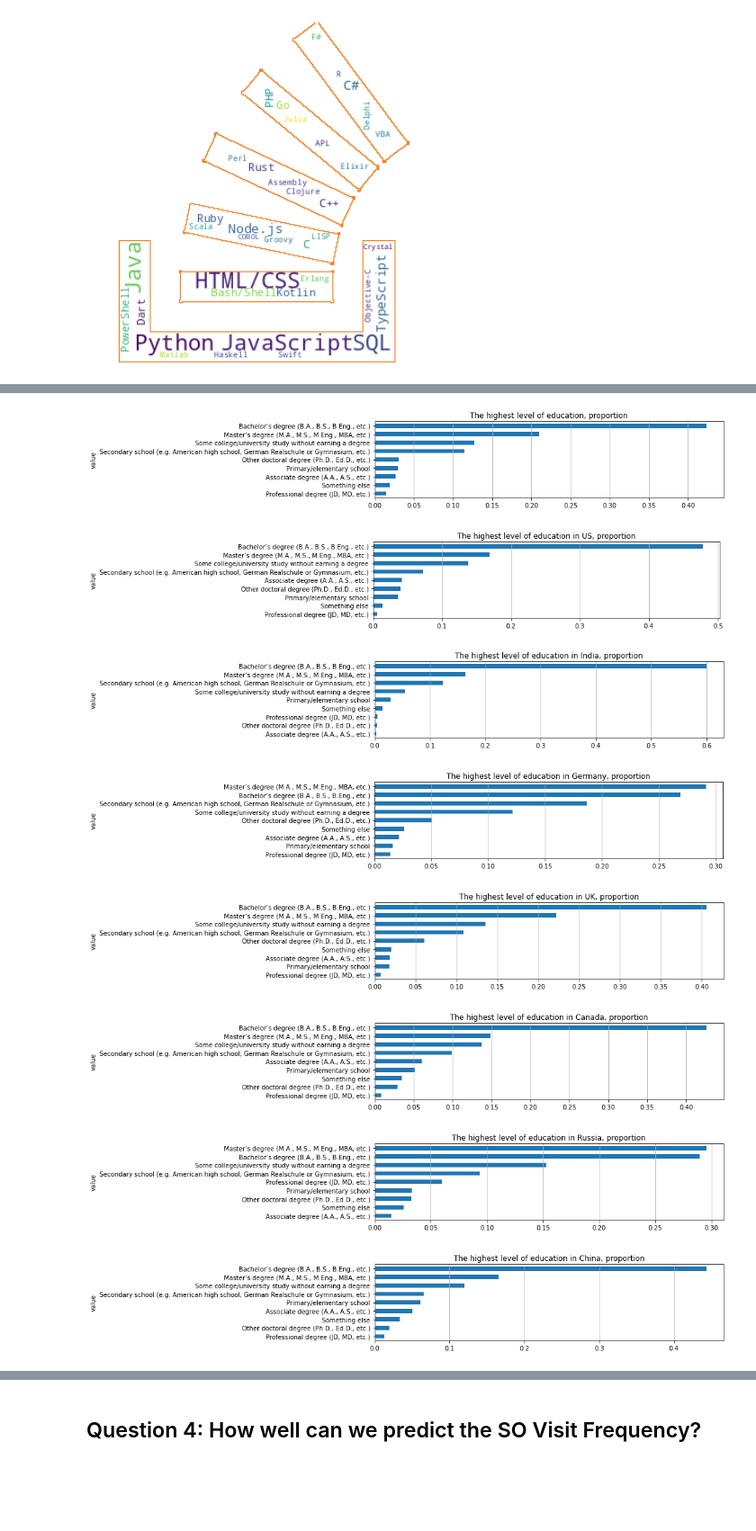
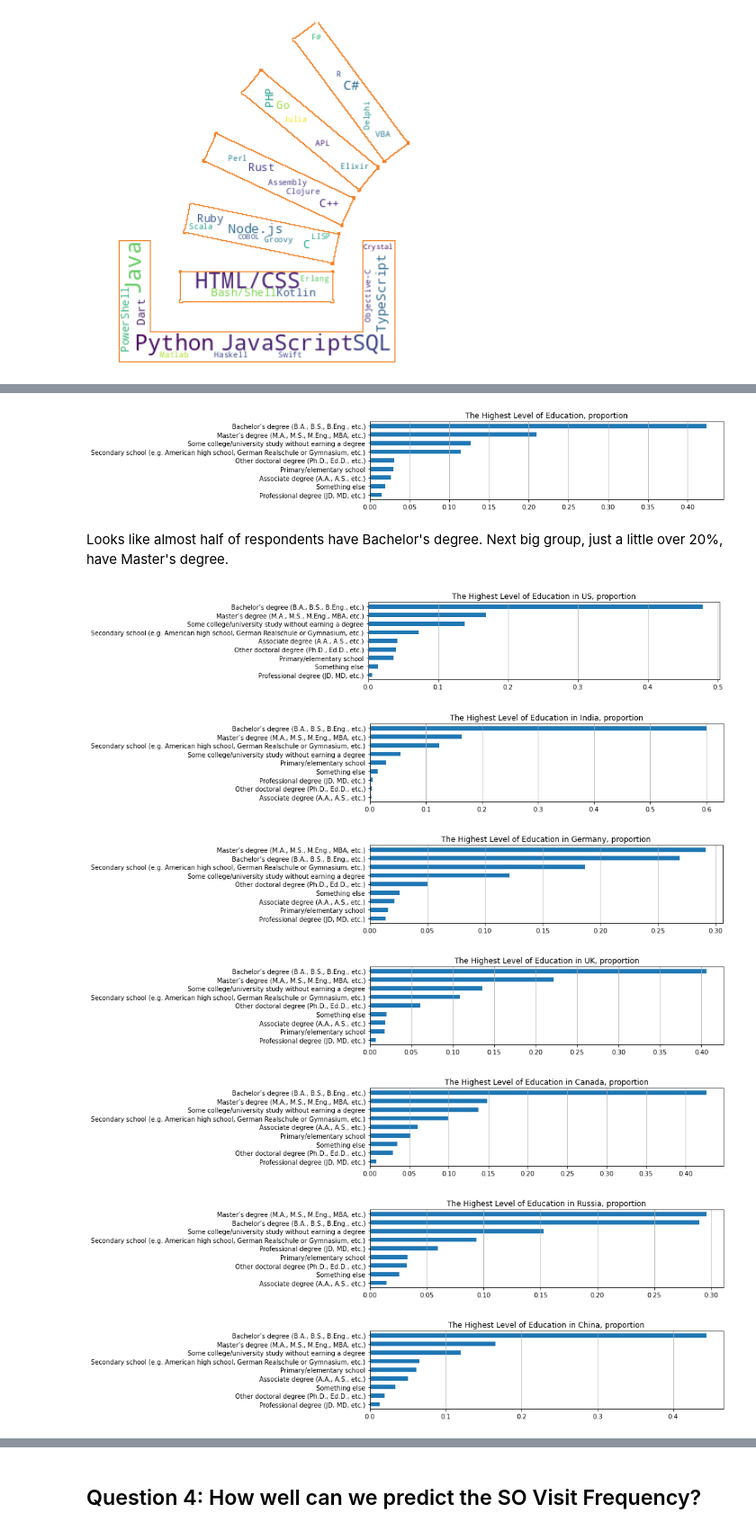
Before and after one commit to natashk/Udacity-DSND-Project1, a Jupyter notebook: so_survey.ipynb, the cells around one changed output, grey strips where cells are left out. Shown at 90% size. Saved outputs shown, nothing was run; the diff lists cells and outputs as text; code cells hidden in the pictures; blank space fills up the shorter version.

```diff
--- a/so_survey.ipynb
+++ b/so_survey.ipynb
@@ -78,7 +84,7 @@ def get_possible_vals(col):
     INPUT
         col - pandas Series, the column with semicolon separated values
     OUTPUT
-        Set of single values
+        Set of single values in the column
     '''
 
     return(set([val.strip() for sublist in col.dropna().str.split(";").tolist() for val in sublist]))
@@ -129,9 +135,8 @@ def clean_and_plot(df, col, col_suffix='', title='', plot=True):
     df_prop = df_counts.sort_values('count'+col_suffix, ascending=True).set_index('value')
     df_prop = df_prop/df[col].shape[0]
     if plot:
-        df_prop.plot(kind='barh',figsize=(10,0.25*len(df_prop)), legend=None).grid(axis='x');
-        plt.title(title);
+        df_prop.plot(kind='barh',figsize=(10,0.25*len(df_prop)), legend=None, ylabel='Y').grid(axis='x');
+        plt.ylabel('')
+        plt.title(title+', proportion')
         plt.show()
     return df_prop
-
-df_lang_worked = clean_and_plot(df_2021, col='LanguageHaveWorkedWith', title='Language Have Worked With, proportion')
@@ -299,19 +373,22 @@ plt.legend(loc='center right');
+# %%
+df_EdLevel = clean_and_plot(df_2021, col='EdLevel', title='The Highest Level of Education')
+# %% [output]
+[figure, added]
+# %% [markdown]
+Looks like almost half of respondents have Bachelor's degree. Next big group, just a little over 20%, have Master's degree.
 # %%
-df_EdLevel = clean_and_plot(df_2021, col='EdLevel', title='The highest level of education, proportion')
-
-df_EdLevel_us = clean_and_plot(df_us, col='EdLevel', col_suffix='_us', title='The highest level of education in US, proportion')
-df_EdLevel_in = clean_and_plot(df_in, col='EdLevel', col_suffix='_in', title='The highest level of education in India, proportion')
-df_EdLevel_ge = clean_and_plot(df_ge, col='EdLevel', col_suffix='_ge', title='The highest level of education in Germany, proportion')
-df_EdLevel_uk = clean_and_plot(df_uk, col='EdLevel', col_suffix='_uk', title='The highest level of education in UK, proportion')
-df_EdLevel_ca = clean_and_plot(df_ca, col='EdLevel', col_suffix='_ca', title='The highest level of education in Canada, proportion')
-df_EdLevel_ru = clean_and_plot(df_ru, col='EdLevel', col_suffix='_ru', title='The highest level of education in Russia, proportion')
-df_EdLevel_ch = clean_and_plot(df_ch, col='EdLevel', col_suffix='_ch', title='The highest level of education in China, proportion')
+df_EdLevel_us = clean_and_plot(df_us, col='EdLevel', col_suffix='_us', title='The Highest Level of Education in US')
+df_EdLevel_in = clean_and_plot(df_in, col='EdLevel', col_suffix='_in', title='The Highest Level of Education in India')
+df_EdLevel_ge = clean_and_plot(df_ge, col='EdLevel', col_suffix='_ge', title='The Highest Level of Education in Germany')
+df_EdLevel_uk = clean_and_plot(df_uk, col='EdLevel', col_suffix='_uk', title='The Highest Level of Education in UK')
+df_EdLevel_ca = clean_and_plot(df_ca, col='EdLevel', col_suffix='_ca', title='The Highest Level of Education in Canada')
+df_EdLevel_ru = clean_and_plot(df_ru, col='EdLevel', col_suffix='_ru', title='The Highest Level of Education in Russia')
+df_EdLevel_ch = clean_and_plot(df_ch, col='EdLevel', col_suffix='_ch', title='The Highest Level of Education in China')
 # %% [output]
-[figure, old version]
+[figure, new version]
-[figure, old version]
+[figure, new version]
-[figure, old version]
+[figure, new version]
-[figure, old version]
+[figure, new version]
-[figure, old version]
+[figure, new version]
-[figure, old version]
+[figure, new version]
-[figure, old version]
+[figure, new version]
-[figure, removed]
```
Also changed, not shown: parts of 39 cells of this notebook, 1 other file.
